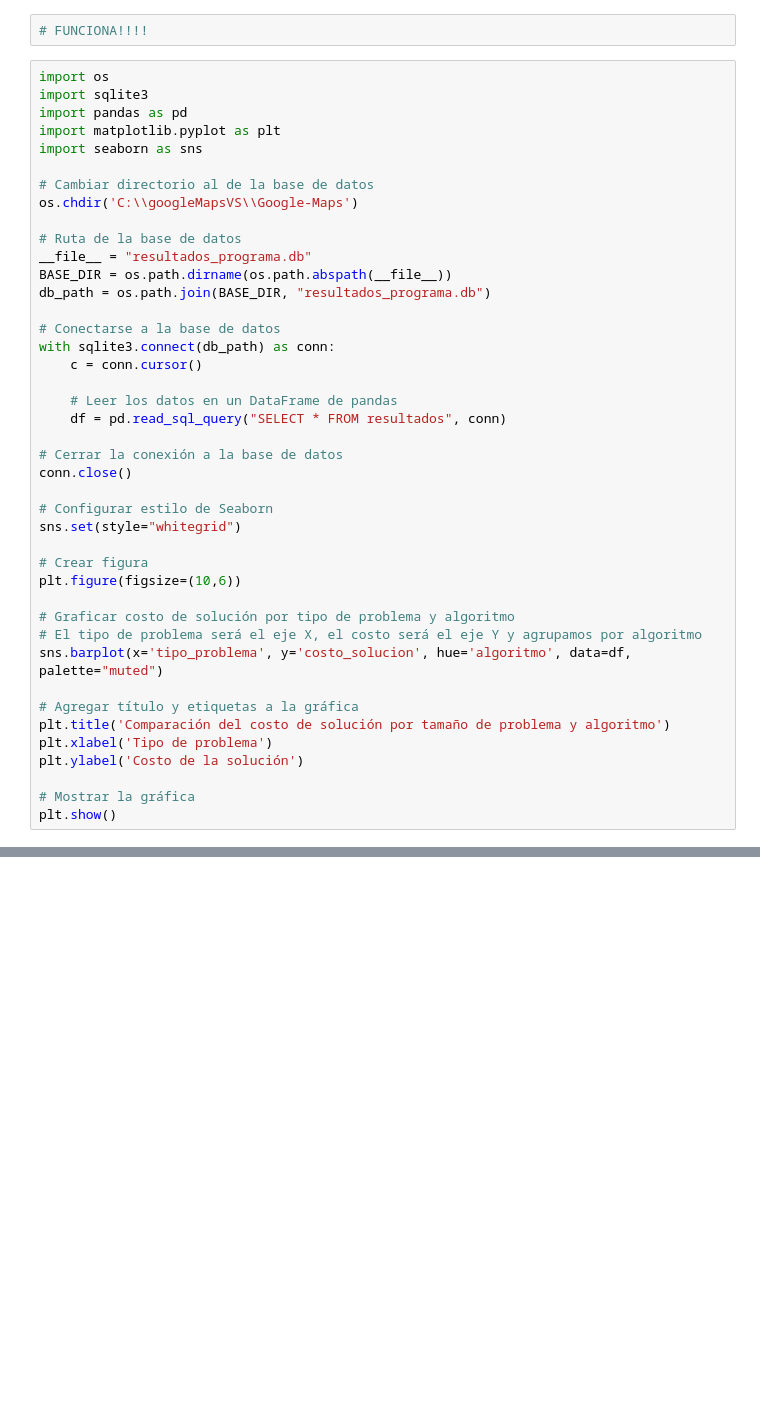
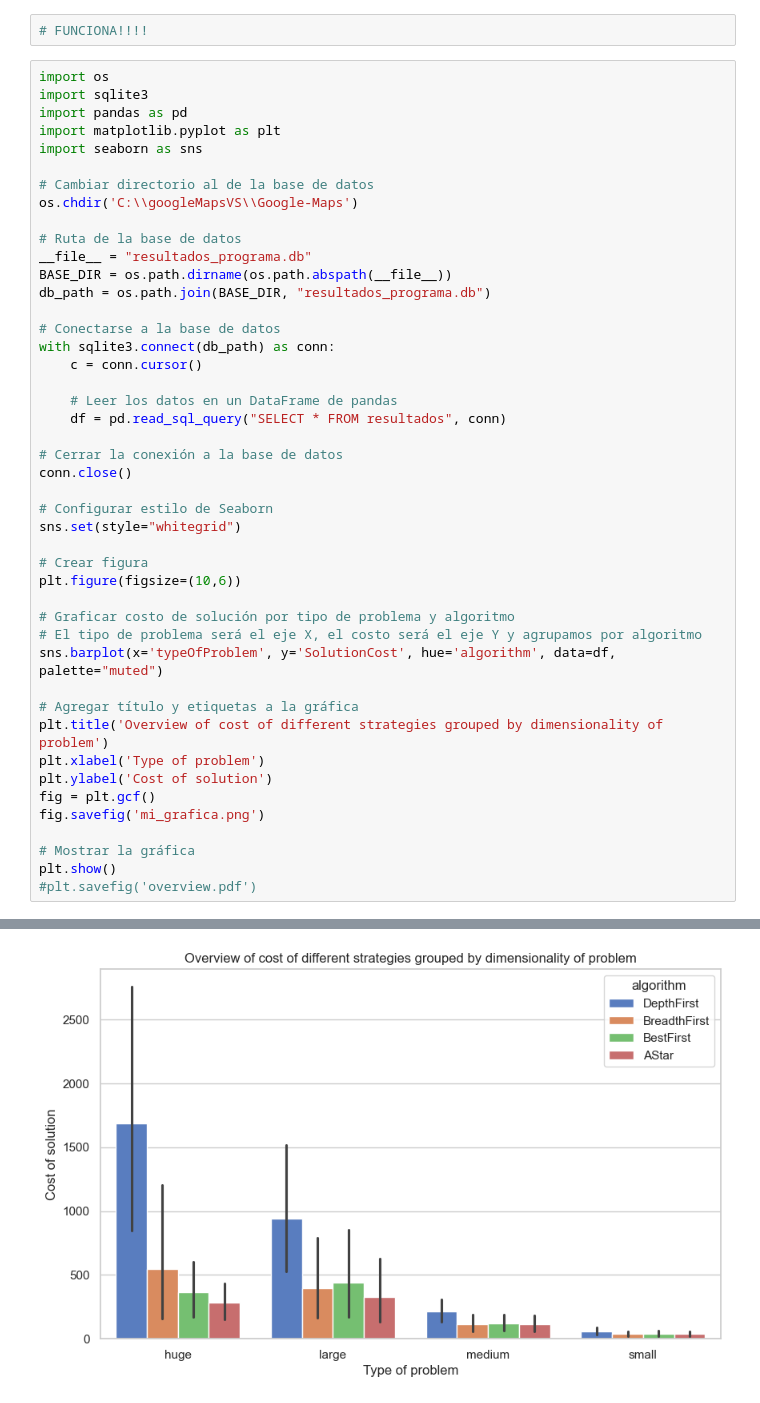
Before and after one commit to Agustin-dotcom/Google-Maps, a Jupyter notebook: Untitled.ipynb, the cells around one changed output, grey strips where cells are left out. Cells and saved outputs as stored; diff of their text form; blank space fills up the shorter version.

```diff
--- a/Untitled.ipynb
+++ b/Untitled.ipynb
@@ -86,13 +86,16 @@ plt.figure(figsize=(10,6))
 
 # Graficar costo de solución por tipo de problema y algoritmo
 # El tipo de problema será el eje X, el costo será el eje Y y agrupamos por algoritmo
-sns.barplot(x='tipo_problema', y='costo_solucion', hue='algoritmo', data=df, palette="muted")
+sns.barplot(x='typeOfProblem', y='SolutionCost', hue='algorithm', data=df, palette="muted")
 
 # Agregar título y etiquetas a la gráfica
-plt.title('Comparación del costo de solución por tamaño de problema y algoritmo')
-plt.xlabel('Tipo de problema')
-plt.ylabel('Costo de la solución')
+plt.title('Overview of cost of different strategies grouped by dimensionality of problem')
+plt.xlabel('Type of problem')
+plt.ylabel('Cost of solution')
+fig = plt.gcf()
+fig.savefig('mi_grafica.png')
 
 # Mostrar la gráfica
 plt.show()
+#plt.savefig('overview.pdf')
 # %% [output]
@@ -100,0 +102 @@ ValueError: Could not interpret value `type_of_problem` for `x`. An entry with t
+[figure, added]
```
Also changed, not shown: parts of 4 cells of this notebook, 9 other files.
